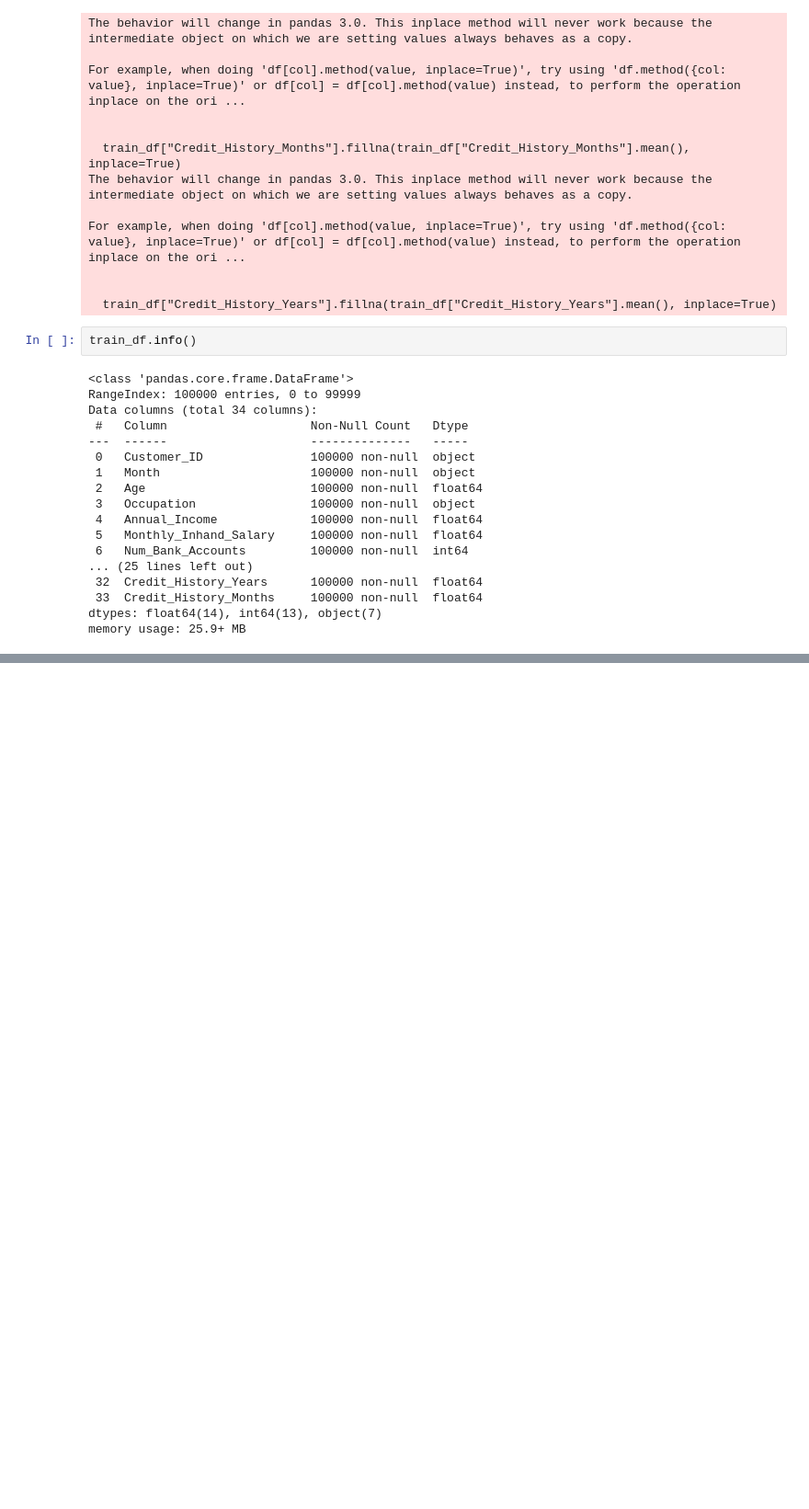
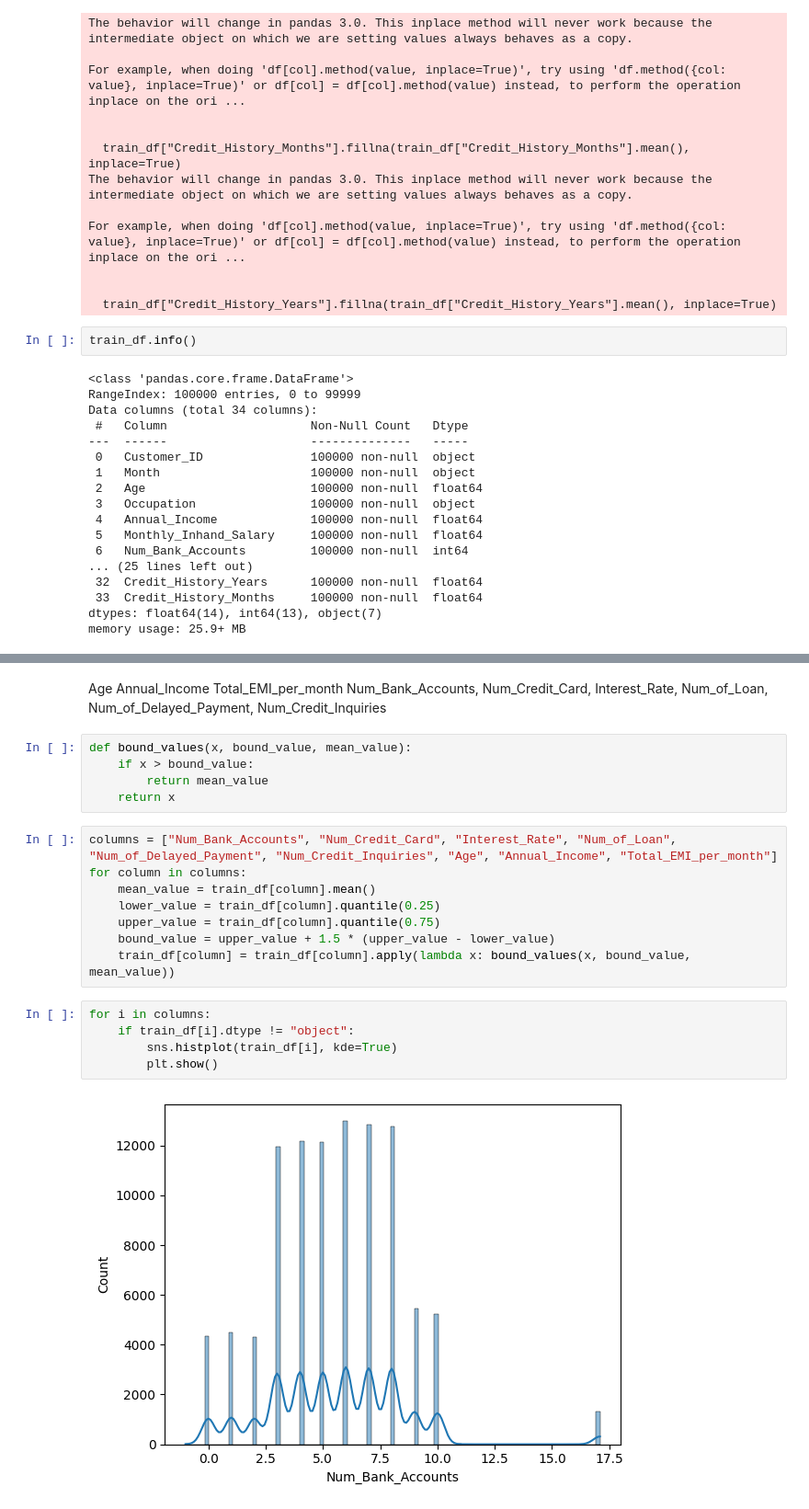
Before and after one commit to DanisSharafiev/credit-scoring, a Jupyter notebook: notebooks/main.ipynb, the cells around one changed output, grey strips where cells are left out. Shown at 92% size. Drawn from its saved outputs; the diff is of its cells as text; blank space fills up the shorter version.

```diff
--- a/notebooks/main.ipynb
+++ b/notebooks/main.ipynb
@@ -413,0 +510,25 @@ memory usage: 25.9+ MB
+# %% [markdown]
+Age
+Annual_Income
+Total_EMI_per_month
+Num_Bank_Accounts, Num_Credit_Card, Interest_Rate, Num_of_Loan, Num_of_Delayed_Payment, Num_Credit_Inquiries
+# %%
+def bound_values(x, bound_value, mean_value):
+    if x > bound_value:
+        return mean_value
+    return x
+# %%
+columns = ["Num_Bank_Accounts", "Num_Credit_Card", "Interest_Rate", "Num_of_Loan", "Num_of_Delayed_Payment", "Num_Credit_Inquiries", "Age", "Annual_Income", "Total_EMI_per_month"]
+for column in columns:
+    mean_value = train_df[column].mean()
+    lower_value = train_df[column].quantile(0.25)
+    upper_value = train_df[column].quantile(0.75)
+    bound_value = upper_value + 1.5 * (upper_value - lower_value)
+    train_df[column] = train_df[column].apply(lambda x: bound_values(x, bound_value, mean_value))
+# %%
+for i in columns:
+    if train_df[i].dtype != "object":
+        sns.histplot(train_df[i], kde=True)
+        plt.show()
+# %% [output]
+[figure, added]
```
Also changed, not shown: parts of 19 cells of this notebook.
